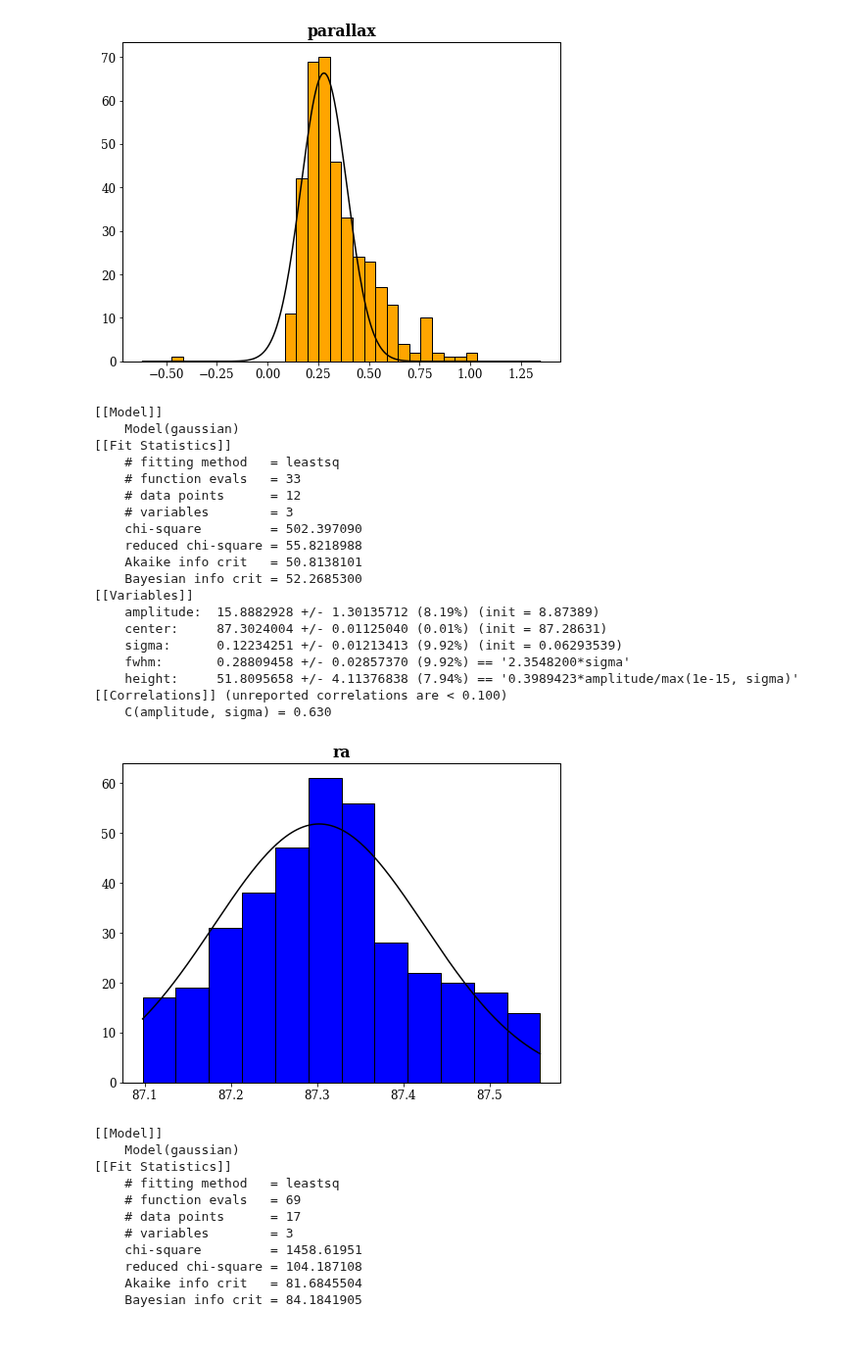
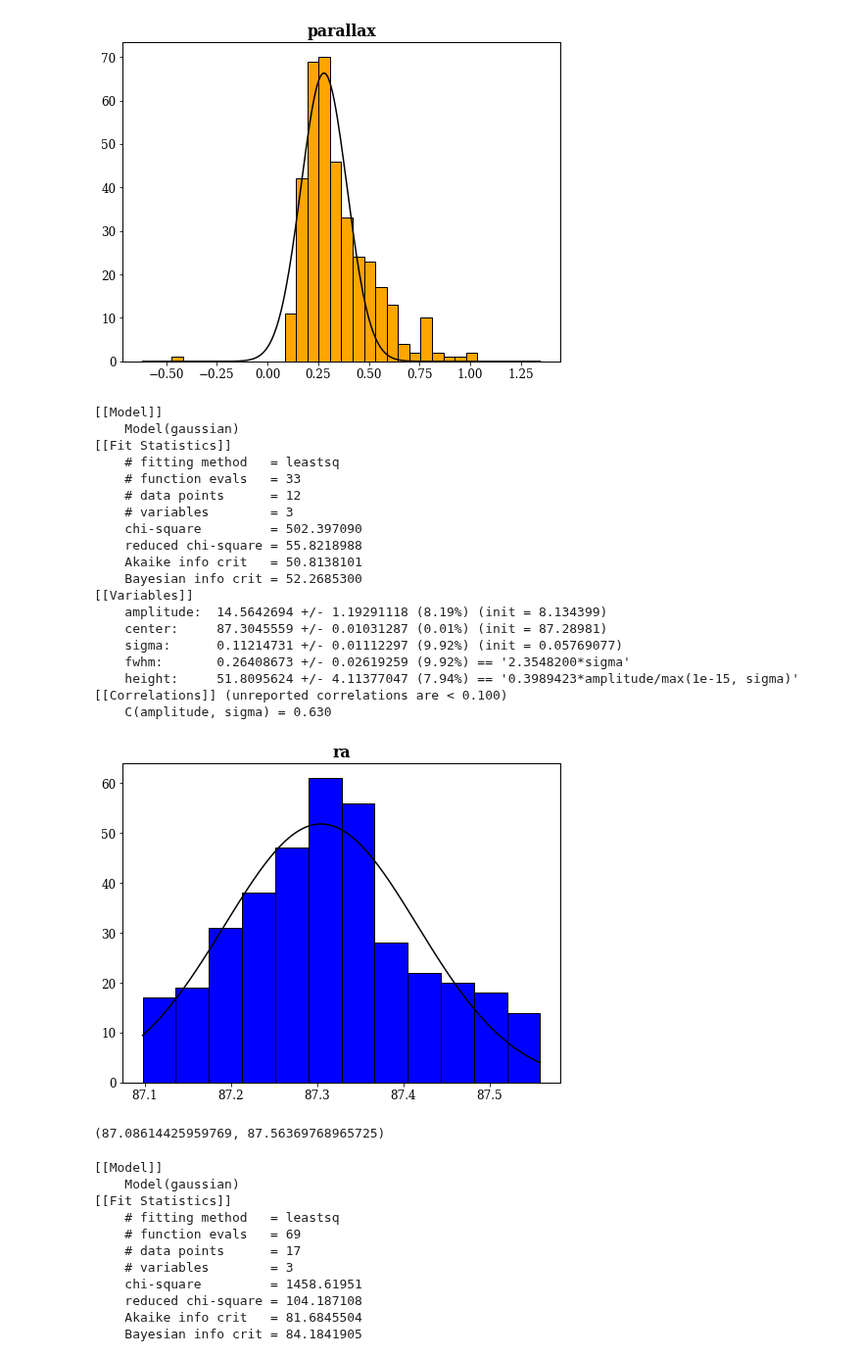
Before and after one commit to jppirest/mw_substructures, a Jupyter notebook: dados/GAIA/Latest/Clusters/King_8/condicoes.ipynb, the cells around one changed output. Shown at 98% size. Cells and saved outputs as stored; diff of their text form; code cells hidden in the pictures.

```diff
--- a/dados/GAIA/Latest/Clusters/King_8/condicoes.ipynb
+++ b/dados/GAIA/Latest/Clusters/King_8/condicoes.ipynb
@@ -439,46 +466,50 @@ jpt = np.linspace(np.min(data) + centralizar, np.max(data) - centralizar, len(nu
 
 gmodel = GaussianModel()
 
-inicial = gmodel.guess(numero, x = teste)
+inicial = gmodel.guess(numero, x = jpt)
 
-result = gmodel.fit(numero, inicial, x=teste)
+result = gmodel.fit(numero, inicial, x=jpt)
 
 
 print(result.fit_report())
 
 
 
 parametros = [result.params['height'].value, result.params['center'].value, result.params['sigma'].value]
 valores_ra = [result.params['center'].value, result.params['sigma'].value]
 
 xplot = np.linspace(bins[0],bins[-1],128*2)
 
 ax.plot(xplot,gaussiana(xplot,*parametros), color = 'k')
 
 ax.set_title('ra', fontweight = 'bold')
 
 plt.show()
 # %% [output]
 [[Model]]
     Model(gaussian)
 [[Fit Statistics]]
     # fitting method   = leastsq
     # function evals   = 33
     # data points      = 12
     # variables        = 3
     chi-square         = 502.397090
     reduced chi-square = 55.8218988
     Akaike info crit   = 50.8138101
     Bayesian info crit = 52.2685300
 [[Variables]]
-    amplitude:  15.8882928 +/- 1.30135712 (8.19%) (init = 8.87389)
-    center:     87.3024004 +/- 0.01125040 (0.01%) (init = 87.28631)
-    sigma:      0.12234251 +/- 0.01213413 (9.92%) (init = 0.06293539)
-    fwhm:       0.28809458 +/- 0.02857370 (9.92%) == '2.3548200*sigma'
-    height:     51.8095658 +/- 4.11376838 (7.94%) == '0.3989423*amplitude/max(1e-15, sigma)'
+    amplitude:  14.5642694 +/- 1.19291118 (8.19%) (init = 8.134399)
+    center:     87.3045559 +/- 0.01031287 (0.01%) (init = 87.28981)
+    sigma:      0.11214731 +/- 0.01112297 (9.92%) (init = 0.05769077)
+    fwhm:       0.26408673 +/- 0.02619259 (9.92%) == '2.3548200*sigma'
+    height:     51.8095624 +/- 4.11377047 (7.94%) == '0.3989423*amplitude/max(1e-15, sigma)'
 [[Correlations]] (unreported correlations are < 0.100)
     C(amplitude, sigma) = 0.630
-[figure, old version]
+[figure, new version]
+# %%
+np.min(df.ra),np.max(df.ra)
+# %% [output]
+(87.08614425959769, 87.56369768965725)
 # %%
 fig, ax = plt.subplots(figsize=(8,6))
 
```
Also changed, not shown: parts of 21 cells of this notebook, 7 other files.
